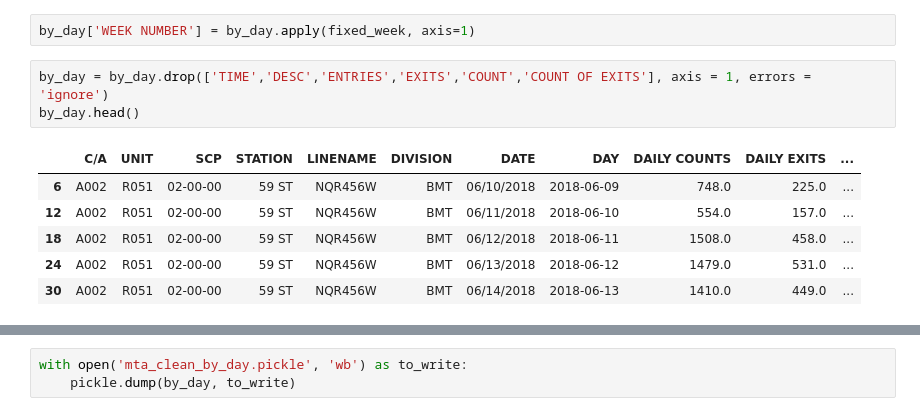
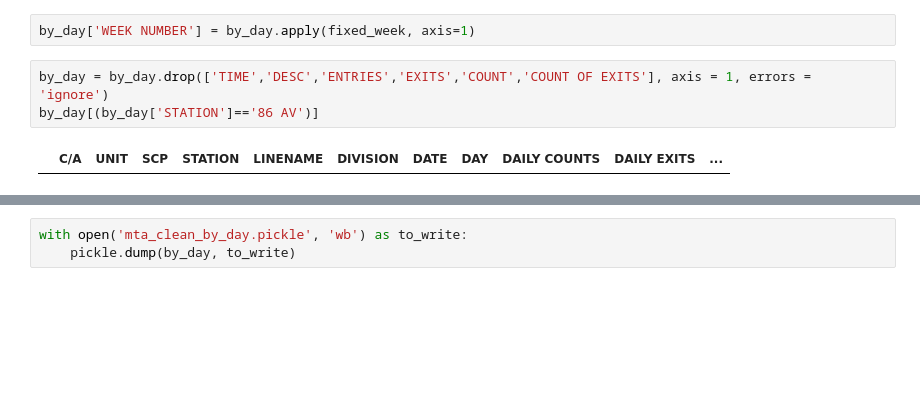
Before and after one commit to alfordlew/Project_1, a Jupyter notebook: 02_clean_data.ipynb, the cells around one changed output, grey strips where cells are left out. Drawn from its saved outputs; the diff is of its cells as text; blank space fills up the shorter version.

```diff
--- a/02_clean_data.ipynb
+++ b/02_clean_data.ipynb
@@ -62,11 +62,6 @@ def fixed_week(row):
 by_day['WEEK NUMBER'] = by_day.apply(fixed_week, axis=1)
 # %%
 by_day = by_day.drop(['TIME','DESC','ENTRIES','EXITS','COUNT','COUNT OF EXITS'], axis = 1, errors = 'ignore')
-by_day.head()
+by_day[(by_day['STATION']=='86 AV')]
 # %% [output]
 |  | C/A | UNIT | SCP | STATION | LINENAME | DIVISION | DATE | DAY | DAILY COUNTS | DAILY EXITS | ... |
-| 6 | A002 | R051 | 02-00-00 | 59 ST | NQR456W | BMT | 06/10/2018 | 2018-06-09 | 748.0 | 225.0 | ... |
-| 12 | A002 | R051 | 02-00-00 | 59 ST | NQR456W | BMT | 06/11/2018 | 2018-06-10 | 554.0 | 157.0 | ... |
-| 18 | A002 | R051 | 02-00-00 | 59 ST | NQR456W | BMT | 06/12/2018 | 2018-06-11 | 1508.0 | 458.0 | ... |
-| 24 | A002 | R051 | 02-00-00 | 59 ST | NQR456W | BMT | 06/13/2018 | 2018-06-12 | 1479.0 | 531.0 | ... |
-| 30 | A002 | R051 | 02-00-00 | 59 ST | NQR456W | BMT | 06/14/2018 | 2018-06-13 | 1410.0 | 449.0 | ... |
```
Also changed, not shown: parts of 1 cell of this notebook, 2 other files.
